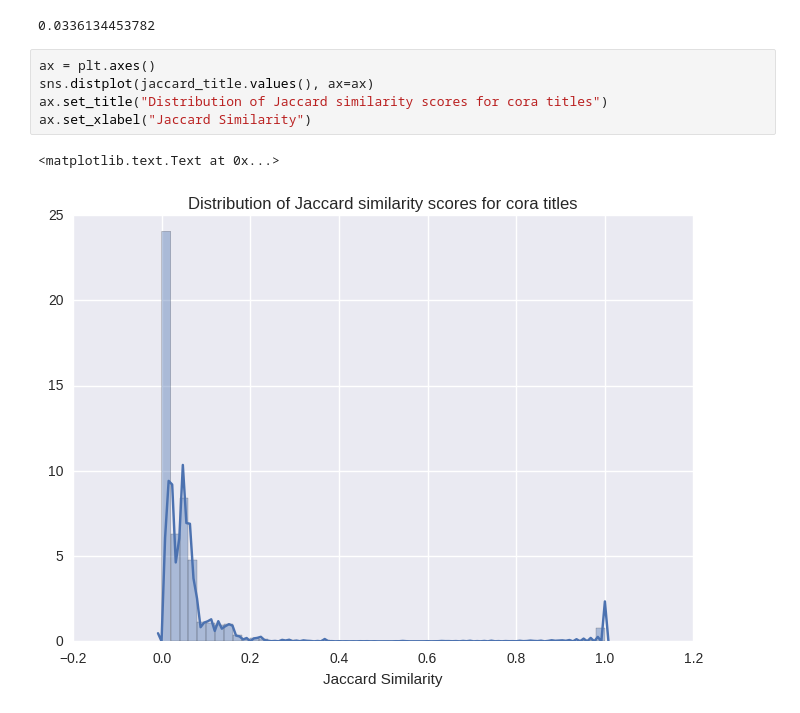
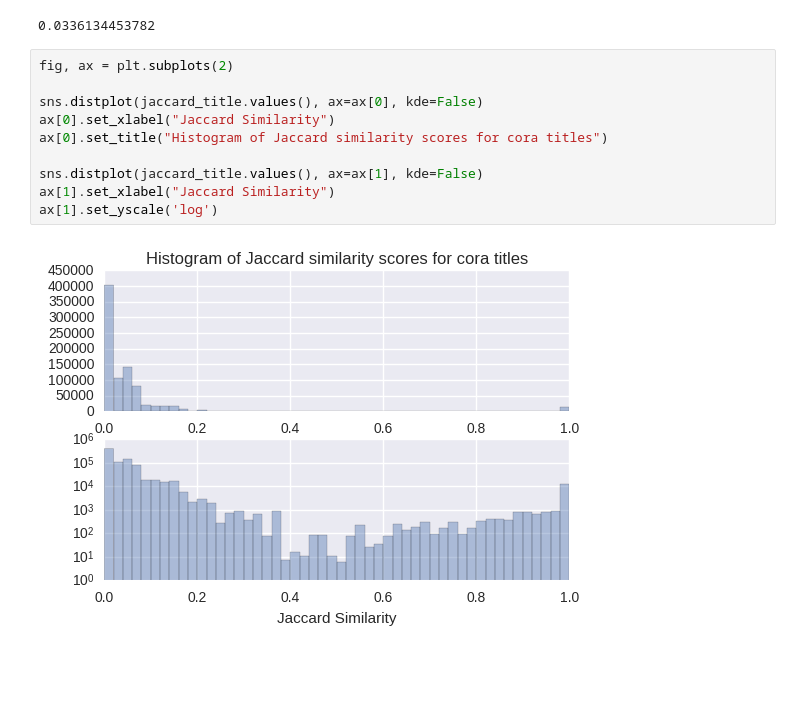
Before and after one commit to acannistra/myria_similarity, a Jupyter notebook: experiments/brute_force_jaccard.ipynb, the cells around one changed output. Saved outputs shown, nothing was run; the diff lists cells and outputs as text; blank space fills up the shorter version.

```diff
--- a/experiments/brute_force_jaccard.ipynb
+++ b/experiments/brute_force_jaccard.ipynb
@@ -79,10 +79,14 @@ print jaccard_title.get((0,1)) # Cool, same as above
 # %% [output]
 0.0336134453782
 # %%
-ax = plt.axes()
-sns.distplot(jaccard_title.values(), ax=ax)
-ax.set_title("Distribution of Jaccard similarity scores for cora titles")
-ax.set_xlabel("Jaccard Similarity")
+fig, ax = plt.subplots(2)
+
+sns.distplot(jaccard_title.values(), ax=ax[0], kde=False)
+ax[0].set_xlabel("Jaccard Similarity")
+ax[0].set_title("Histogram of Jaccard similarity scores for cora titles")
+
+sns.distplot(jaccard_title.values(), ax=ax[1], kde=False)
+ax[1].set_xlabel("Jaccard Similarity")
+ax[1].set_yscale('log')
 # %% [output]
-<matplotlib.text.Text at 0x...>
-[figure, old version]
+[figure, new version]
```
Also changed, not shown: parts of 9 cells of this notebook.
